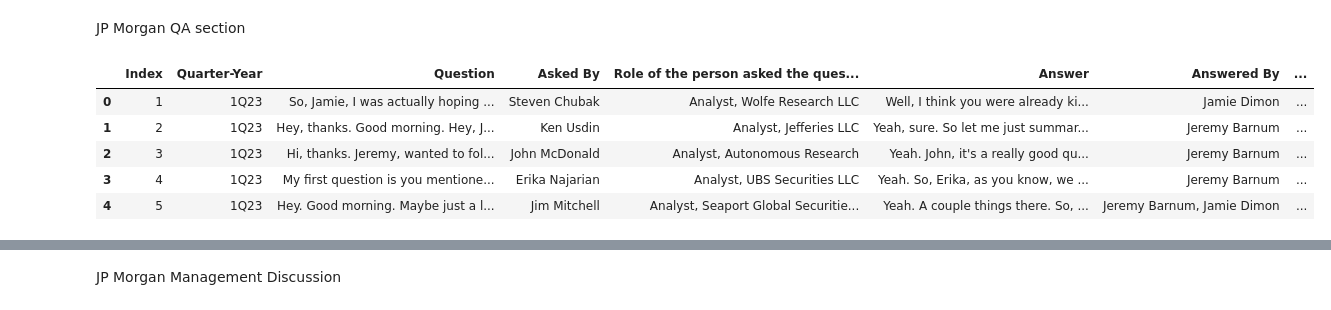
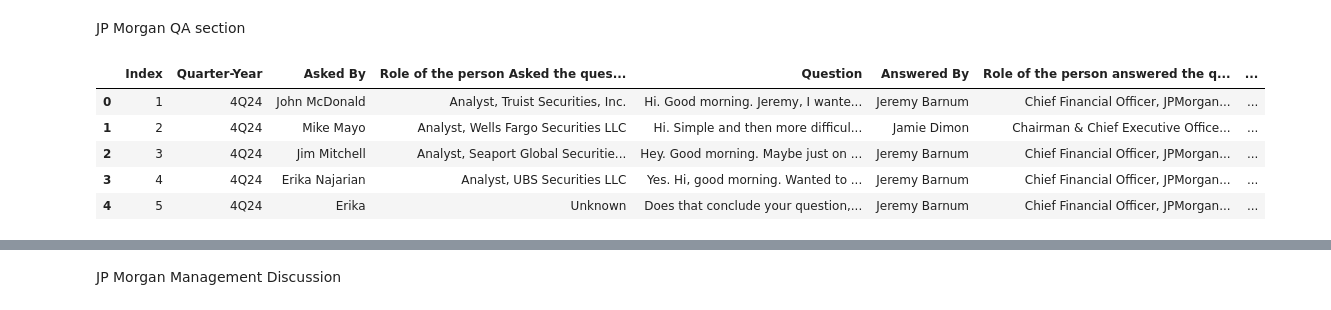
Before and after one commit to sheldonkemper/bank_of_england, a Jupyter notebook: notebooks/processed/ct_preprocessing_jpmorgan_gp4.ipynb, the cells around one changed output, grey strips where cells are left out. Cells and saved outputs as stored; diff of their text form; code cells hidden in the pictures.

Commit message:
Reprocessing Jpmorgan

```diff
--- a/notebooks/processed/ct_preprocessing_jpmorgan_gp4.ipynb
+++ b/notebooks/processed/ct_preprocessing_jpmorgan_gp4.ipynb
@@ -100,15 +123,15 @@ Drive already mounted at /content/drive; to attempt to forcibly remount, call dr
 JP Morgan QA section
 # %%
 #Defining qa_data
-qa_data = pd.read_excel("/content/drive/MyDrive/bank_of_england/data/preprocessed_data/JP Mogran processed thru OpenAI/JPMorgan_QNA_Consildated_processed_data.xlsx")
+qa_data = pd.read_excel("/content/drive/MyDrive/bank_of_england/data/preprocessed_data/JPMorgan_QNA_processed_data.xlsx")
 qa_data.head()
 # %% [output]
-|  | Index | Quarter-Year | Question | Asked By | Role of the person asked the ques... | Answer | Answered By | ... |
-| 0 | 1 | 1Q23 | So, Jamie, I was actually hoping ... | Steven Chubak | Analyst, Wolfe Research LLC | Well, I think you were already ki... | Jamie Dimon | ... |
-| 1 | 2 | 1Q23 | Hey, thanks. Good morning. Hey, J... | Ken Usdin | Analyst, Jefferies LLC | Yeah, sure. So let me just summar... | Jeremy Barnum | ... |
-| 2 | 3 | 1Q23 | Hi, thanks. Jeremy, wanted to fol... | John McDonald | Analyst, Autonomous Research | Yeah. John, it's a really good qu... | Jeremy Barnum | ... |
-| 3 | 4 | 1Q23 | My first question is you mentione... | Erika Najarian | Analyst, UBS Securities LLC | Yeah. So, Erika, as you know, we ... | Jeremy Barnum | ... |
-| 4 | 5 | 1Q23 | Hey. Good morning. Maybe just a l... | Jim Mitchell | Analyst, Seaport Global Securitie... | Yeah. A couple things there. So, ... | Jeremy Barnum, Jamie Dimon | ... |
+|  | Index | Quarter-Year | Asked By | Role of the person Asked the ques... | Question | Answered By | Role of the person answered the q... | ... |
+| 0 | 1 | 4Q24 | John McDonald | Analyst, Truist Securities, Inc. | Hi. Good morning. Jeremy, I wante... | Jeremy Barnum | Chief Financial Officer, JPMorgan... | ... |
+| 1 | 2 | 4Q24 | Mike Mayo | Analyst, Wells Fargo Securities LLC | Hi. Simple and then more difficul... | Jamie Dimon | Chairman & Chief Executive Office... | ... |
+| 2 | 3 | 4Q24 | Jim Mitchell | Analyst, Seaport Global Securitie... | Hey. Good morning. Maybe just on ... | Jeremy Barnum | Chief Financial Officer, JPMorgan... | ... |
+| 3 | 4 | 4Q24 | Erika Najarian | Analyst, UBS Securities LLC | Yes. Hi, good morning. Wanted to ... | Jeremy Barnum | Chief Financial Officer, JPMorgan... | ... |
+| 4 | 5 | 4Q24 | Erika | Unknown | Does that conclude your question,... | Jeremy Barnum | Chief Financial Officer, JPMorgan... | ... |
 # %%
 #preprocessing data
 preprocessor(qa_data, "Question", "question_tokenised_data", "question_cleaned")
```
Also changed, not shown: parts of 10 cells of this notebook.
